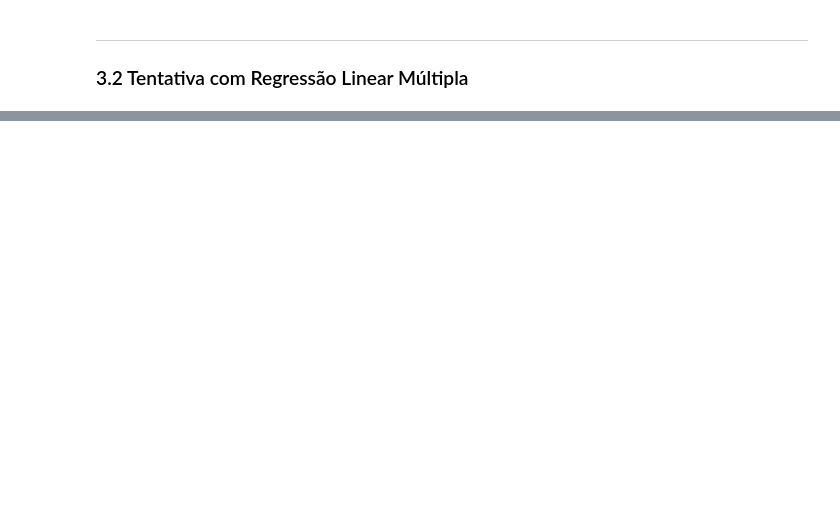
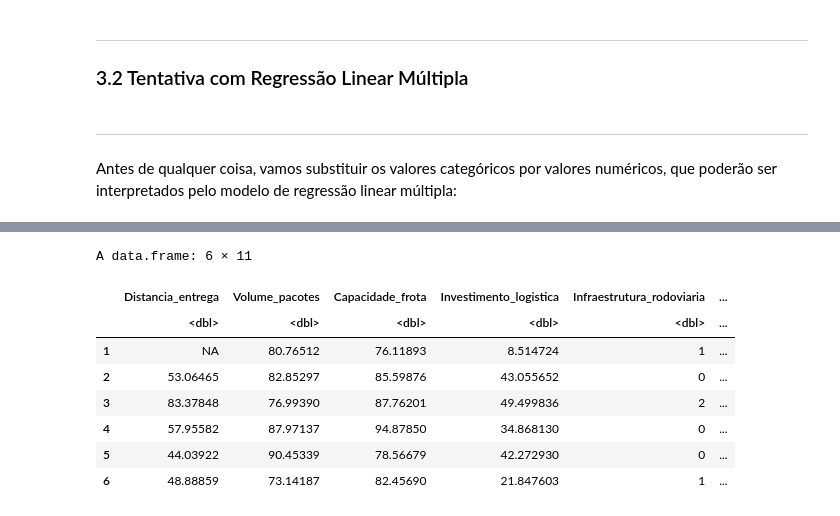
Before and after one commit to daviidjoshua/roteiro-estatistica-aplicada, a Jupyter notebook: main.ipynb, the cells around one changed output, grey strips where cells are left out. Drawn from its saved outputs; the diff is of its cells as text; code cells hidden in the pictures; blank space fills up the shorter version.

```diff
--- a/main.ipynb
+++ b/main.ipynb
@@ -427,3 +492,21 @@ Por fim, mesmo com os dados normalizados, não conseguimos um modelo de regress
 ---
 
 ### 3.2 Tentativa com Regressão Linear Múltipla
+# %% [markdown]
+---
+
+Antes de qualquer coisa, vamos substituir os valores categóricos por valores numéricos, que poderão ser interpretados pelo modelo de regressão linear múltipla:
+# %%
+data <- data %>%
+  mutate(Tecnologia_rastreamento = recode(Tecnologia_rastreamento,
+                                          "Nao" = 0,
+                                          "Sim" = 1))
+
+data <- data %>%
+  mutate(Infraestrutura_rodoviaria = recode(Infraestrutura_rodoviaria,
+                                            "Bom" = 2,
+                                            "Medio" = 1,
+                                            "Ruim" = 0))
+
+head(data)
+# %% [output]
@@ -429,0 +525,9 @@ Por fim, mesmo com os dados normalizados, não conseguimos um modelo de regress
+A data.frame: 6 × 11
+|  | Distancia_entrega | Volume_pacotes | Capacidade_frota | Investimento_logistica | Infraestrutura_rodoviaria | ... |
+|  | <dbl> | <dbl> | <dbl> | <dbl> | <dbl> | ... |
+| 1 | NA | 80.76512 | 76.11893 | 8.514724 | 1 | ... |
+| 2 | 53.06465 | 82.85297 | 85.59876 | 43.055652 | 0 | ... |
+| 3 | 83.37848 | 76.99390 | 87.76201 | 49.499836 | 2 | ... |
+| 4 | 57.95582 | 87.97137 | 94.87850 | 34.868130 | 0 | ... |
+| 5 | 44.03922 | 90.45339 | 78.56679 | 42.272930 | 0 | ... |
+| 6 | 48.88859 | 73.14187 | 82.45690 | 21.847603 | 1 | ... |
```
Also changed, not shown: parts of 18 cells of this notebook.
